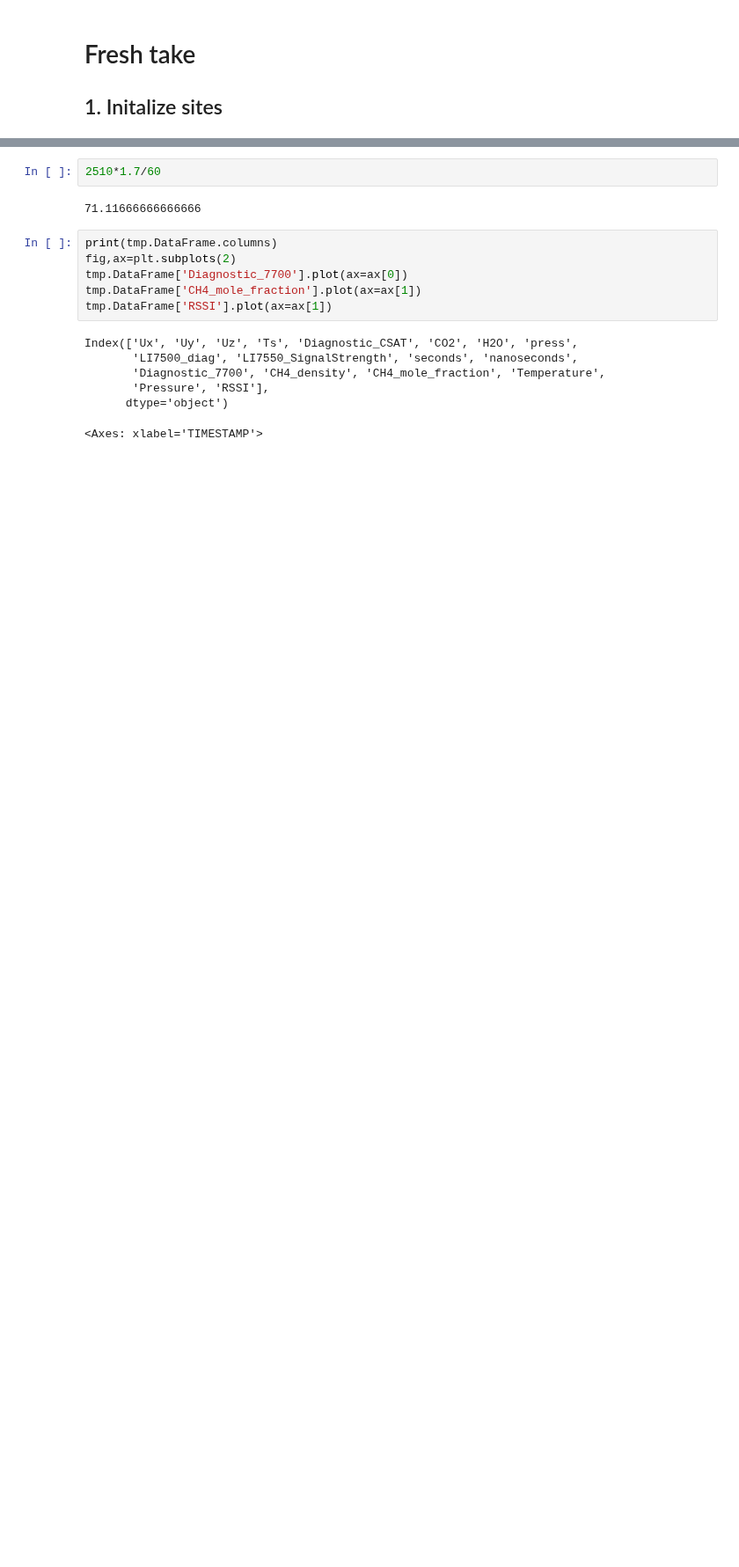
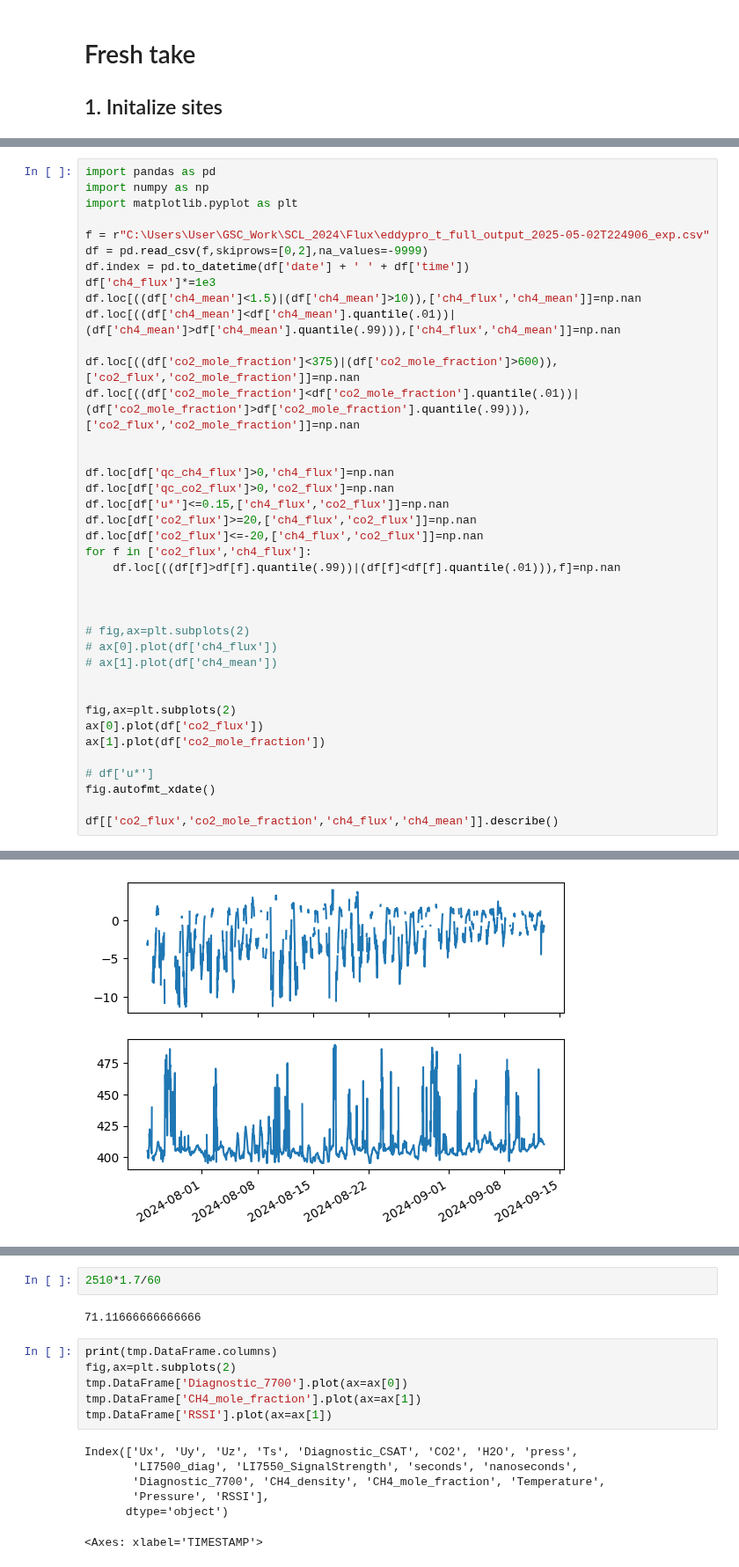
Before and after one commit to gsc-permafrost/EC_dataPipeline, a Jupyter notebook: NewDev.ipynb, the cells around one changed output, grey strips where cells are left out. Shown at 88% size. Drawn from its saved outputs; the diff is of its cells as text; blank space fills up the shorter version.

Commit message:
added eddypro file for testing

```diff
--- a/NewDev.ipynb
+++ b/NewDev.ipynb
@@ -13,3 +14,43 @@ fl.sort()
 print(fl)
 # %% [output]
 ['Flux_Data1000.dat', 'Flux_Data1001.dat', 'Flux_Data1002.dat', 'Flux_Data1003.dat', 'Flux_Data1004.dat', 'Flux_Data1005.dat', 'Flux_Data1006.dat', 'Flux_Data1007.dat', 'Flux_Data1008.dat', 'Flux_Data ...
+# %%
+import pandas as pd
+import numpy as np
+import matplotlib.pyplot as plt
+
+f = r"C:\Users\User\GSC_Work\SCL_2024\Flux\eddypro_t_full_output_2025-05-02T224906_exp.csv"
+df = pd.read_csv(f,skiprows=[0,2],na_values=-9999)
+df.index = pd.to_datetime(df['date'] + ' ' + df['time'])
+df['ch4_flux']*=1e3
+df.loc[((df['ch4_mean']<1.5)|(df['ch4_mean']>10)),['ch4_flux','ch4_mean']]=np.nan
+df.loc[((df['ch4_mean']<df['ch4_mean'].quantile(.01))|(df['ch4_mean']>df['ch4_mean'].quantile(.99))),['ch4_flux','ch4_mean']]=np.nan
+
+df.loc[((df['co2_mole_fraction']<375)|(df['co2_mole_fraction']>600)),['co2_flux','co2_mole_fraction']]=np.nan
+df.loc[((df['co2_mole_fraction']<df['co2_mole_fraction'].quantile(.01))|(df['co2_mole_fraction']>df['co2_mole_fraction'].quantile(.99))),['co2_flux','co2_mole_fraction']]=np.nan
+
+
+df.loc[df['qc_ch4_flux']>0,'ch4_flux']=np.nan
+df.loc[df['qc_co2_flux']>0,'co2_flux']=np.nan
+df.loc[df['u*']<=0.15,['ch4_flux','co2_flux']]=np.nan
+df.loc[df['co2_flux']>=20,['ch4_flux','co2_flux']]=np.nan
+df.loc[df['co2_flux']<=-20,['ch4_flux','co2_flux']]=np.nan
+for f in ['co2_flux','ch4_flux']:
+    df.loc[((df[f]>df[f].quantile(.99))|(df[f]<df[f].quantile(.01))),f]=np.nan
+
+
+
+# fig,ax=plt.subplots(2)
+# ax[0].plot(df['ch4_flux'])
+# ax[1].plot(df['ch4_mean'])
+
+
+fig,ax=plt.subplots(2)
+ax[0].plot(df['co2_flux'])
+ax[1].plot(df['co2_mole_fraction'])
+
+# df['u*']
+fig.autofmt_xdate()
+
+df[['co2_flux','co2_mole_fraction','ch4_flux','ch4_mean']].describe()
+# %% [output]
@@ -15,0 +66 @@ print(fl)
+[figure, added]
```
Also changed, not shown: parts of 4 cells of this notebook, 1 other file.
